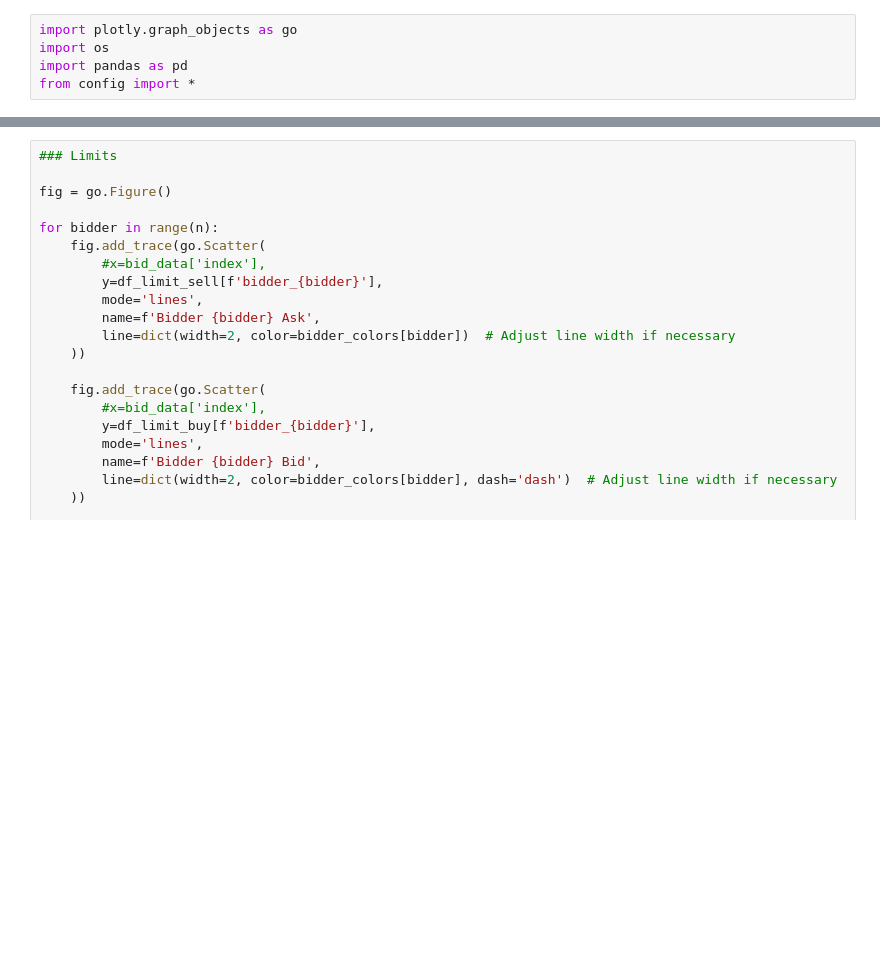
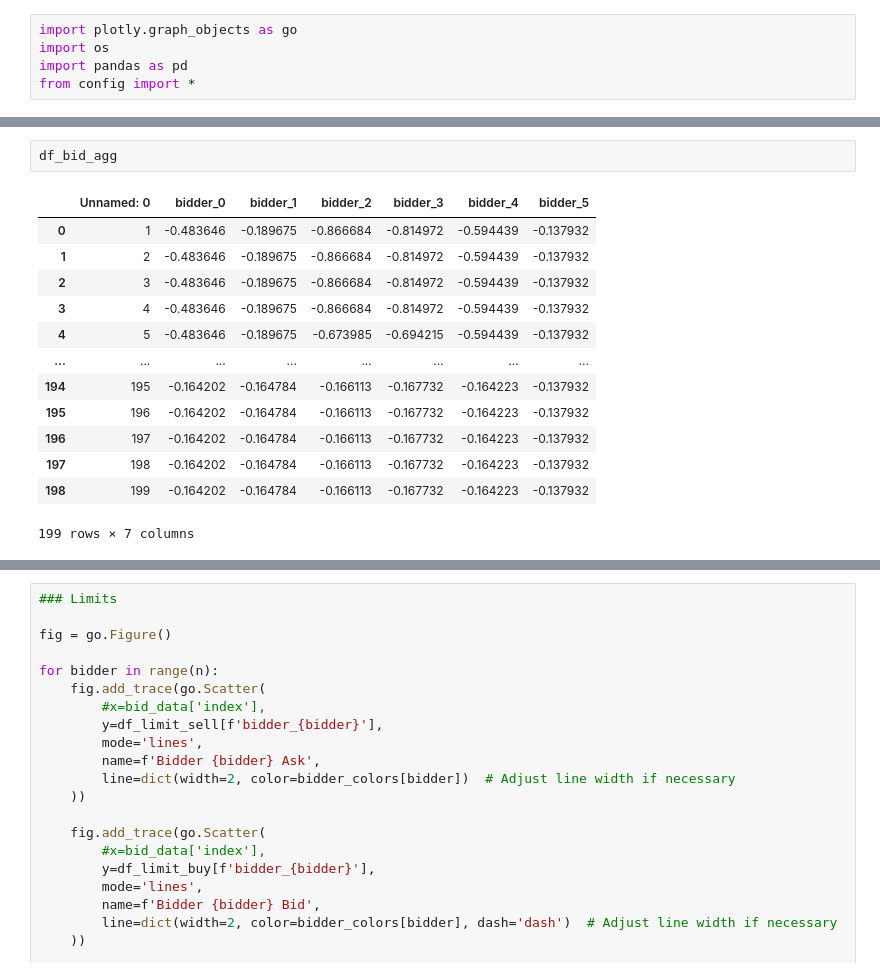
Before and after one commit to KenFelder/Spot-Market-Bidding, a Jupyter notebook: Sketchbook.ipynb, the cells around one changed output, grey strips where cells are left out. Saved outputs shown, nothing was run; the diff lists cells and outputs as text; blank space fills up the shorter version.

```diff
--- a/Sketchbook.ipynb
+++ b/Sketchbook.ipynb
@@ -79,0 +118,16 @@ df_bid_logs
+# %%
+df_bid_agg
+# %% [output]
+|  | Unnamed: 0 | bidder_0 | bidder_1 | bidder_2 | bidder_3 | bidder_4 | bidder_5 |
+| 0 | 1 | -0.483646 | -0.189675 | -0.866684 | -0.814972 | -0.594439 | -0.137932 |
+| 1 | 2 | -0.483646 | -0.189675 | -0.866684 | -0.814972 | -0.594439 | -0.137932 |
+| 2 | 3 | -0.483646 | -0.189675 | -0.866684 | -0.814972 | -0.594439 | -0.137932 |
+| 3 | 4 | -0.483646 | -0.189675 | -0.866684 | -0.814972 | -0.594439 | -0.137932 |
+| 4 | 5 | -0.483646 | -0.189675 | -0.673985 | -0.694215 | -0.594439 | -0.137932 |
+| ... | ... | ... | ... | ... | ... | ... | ... |
+| 194 | 195 | -0.164202 | -0.164784 | -0.166113 | -0.167732 | -0.164223 | -0.137932 |
+| 195 | 196 | -0.164202 | -0.164784 | -0.166113 | -0.167732 | -0.164223 | -0.137932 |
+| 196 | 197 | -0.164202 | -0.164784 | -0.166113 | -0.167732 | -0.164223 | -0.137932 |
+| 197 | 198 | -0.164202 | -0.164784 | -0.166113 | -0.167732 | -0.164223 | -0.137932 |
+| 198 | 199 | -0.164202 | -0.164784 | -0.166113 | -0.167732 | -0.164223 | -0.137932 |
+199 rows × 7 columns
```
Also changed, not shown: parts of 21 cells of this notebook.
